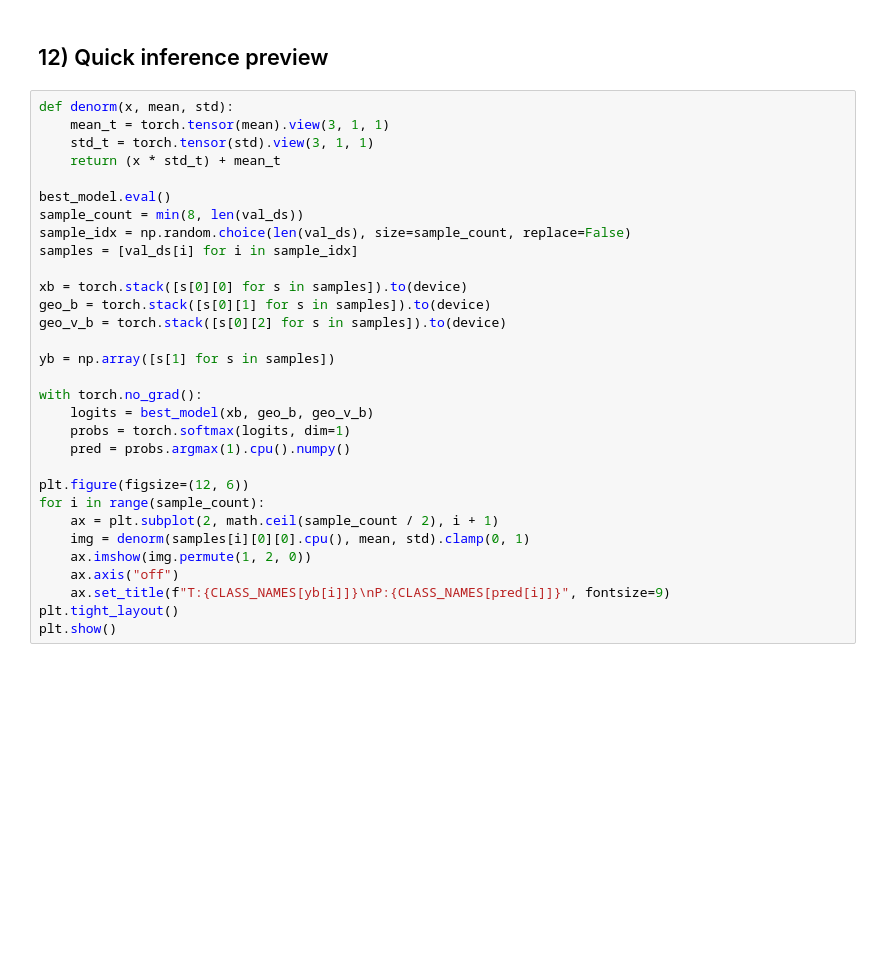
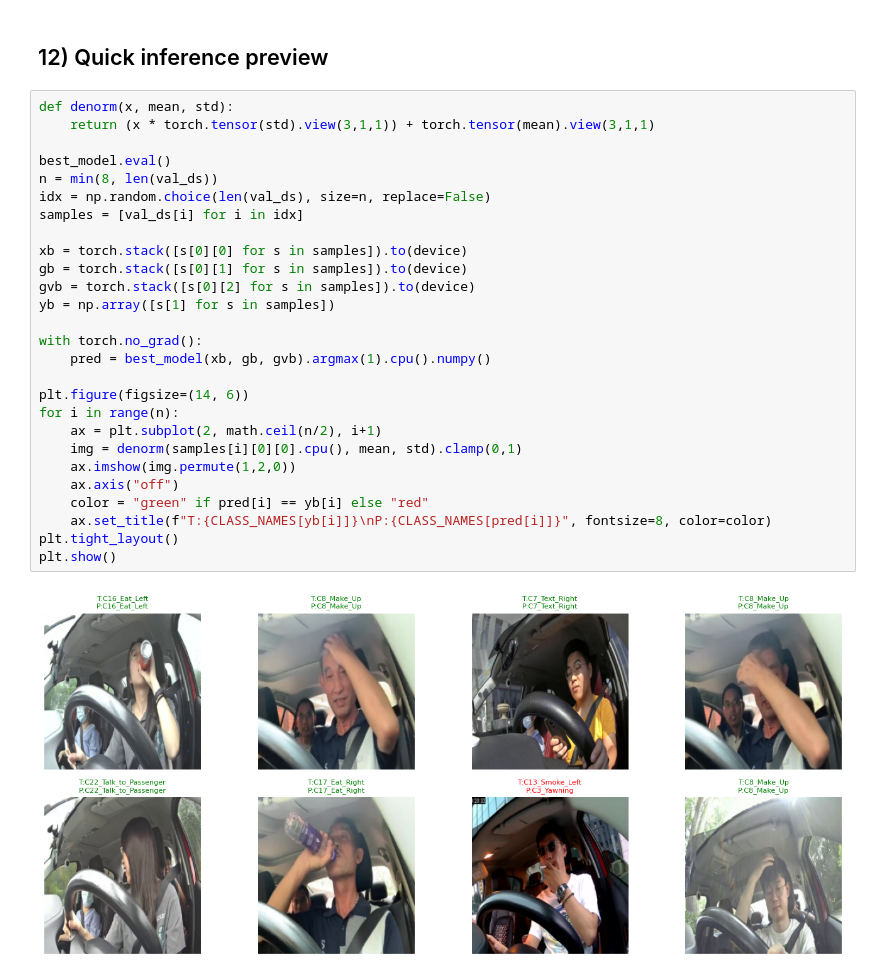
Before and after one commit to LurpDaDerp/multimodal-distracted-driving-detection, a Jupyter notebook: custom_notebooks/100-driver-multimodal.ipynb, the cells around one changed output. Cells and saved outputs as stored; diff of their text form; blank space fills up the shorter version.

```diff
--- a/custom_notebooks/100-driver-multimodal.ipynb
+++ b/custom_notebooks/100-driver-multimodal.ipynb
@@ -1353,32 +1039,30 @@ plt.show()
 ## 12) Quick inference preview
 # %%
 def denorm(x, mean, std):
-    mean_t = torch.tensor(mean).view(3, 1, 1)
-    std_t = torch.tensor(std).view(3, 1, 1)
-    return (x * std_t) + mean_t
+    return (x * torch.tensor(std).view(3,1,1)) + torch.tensor(mean).view(3,1,1)
 
 best_model.eval()
-sample_count = min(8, len(val_ds))
-sample_idx = np.random.choice(len(val_ds), size=sample_count, replace=False)
-samples = [val_ds[i] for i in sample_idx]
+n = min(8, len(val_ds))
+idx = np.random.choice(len(val_ds), size=n, replace=False)
+samples = [val_ds[i] for i in idx]
 
 xb = torch.stack([s[0][0] for s in samples]).to(device)
-geo_b = torch.stack([s[0][1] for s in samples]).to(device)
-geo_v_b = torch.stack([s[0][2] for s in samples]).to(device)
-
+gb = torch.stack([s[0][1] for s in samples]).to(device)
+gvb = torch.stack([s[0][2] for s in samples]).to(device)
 yb = np.array([s[1] for s in samples])
 
 with torch.no_grad():
-    logits = best_model(xb, geo_b, geo_v_b)
-    probs = torch.softmax(logits, dim=1)
-    pred = probs.argmax(1).cpu().numpy()
+    pred = best_model(xb, gb, gvb).argmax(1).cpu().numpy()
 
-plt.figure(figsize=(12, 6))
-for i in range(sample_count):
-    ax = plt.subplot(2, math.ceil(sample_count / 2), i + 1)
-    img = denorm(samples[i][0][0].cpu(), mean, std).clamp(0, 1)
-    ax.imshow(img.permute(1, 2, 0))
+plt.figure(figsize=(14, 6))
+for i in range(n):
+    ax = plt.subplot(2, math.ceil(n/2), i+1)
+    img = denorm(samples[i][0][0].cpu(), mean, std).clamp(0,1)
+    ax.imshow(img.permute(1,2,0))
     ax.axis("off")
-    ax.set_title(f"T:{CLASS_NAMES[yb[i]]}\nP:{CLASS_NAMES[pred[i]]}", fontsize=9)
+    color = "green" if pred[i] == yb[i] else "red"
+    ax.set_title(f"T:{CLASS_NAMES[yb[i]]}\nP:{CLASS_NAMES[pred[i]]}", fontsize=8, color=color)
 plt.tight_layout()
 plt.show()
+# %% [output]
+[figure, added]
```
Also changed, not shown: parts of 18 cells of this notebook.
